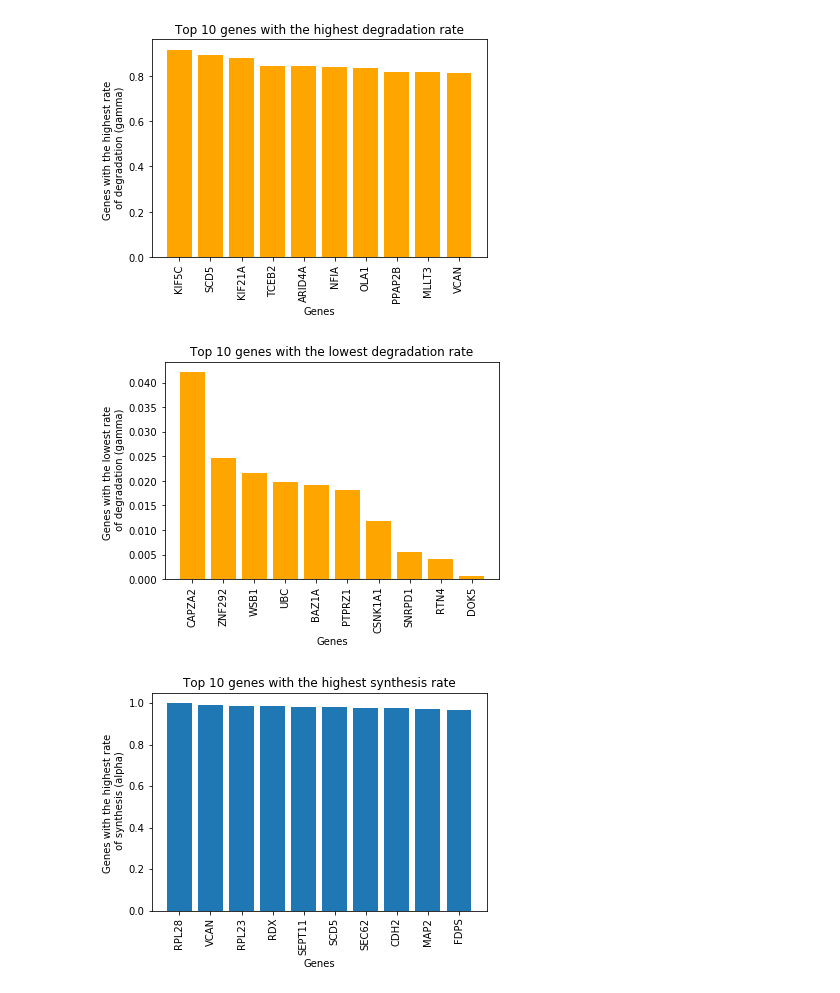
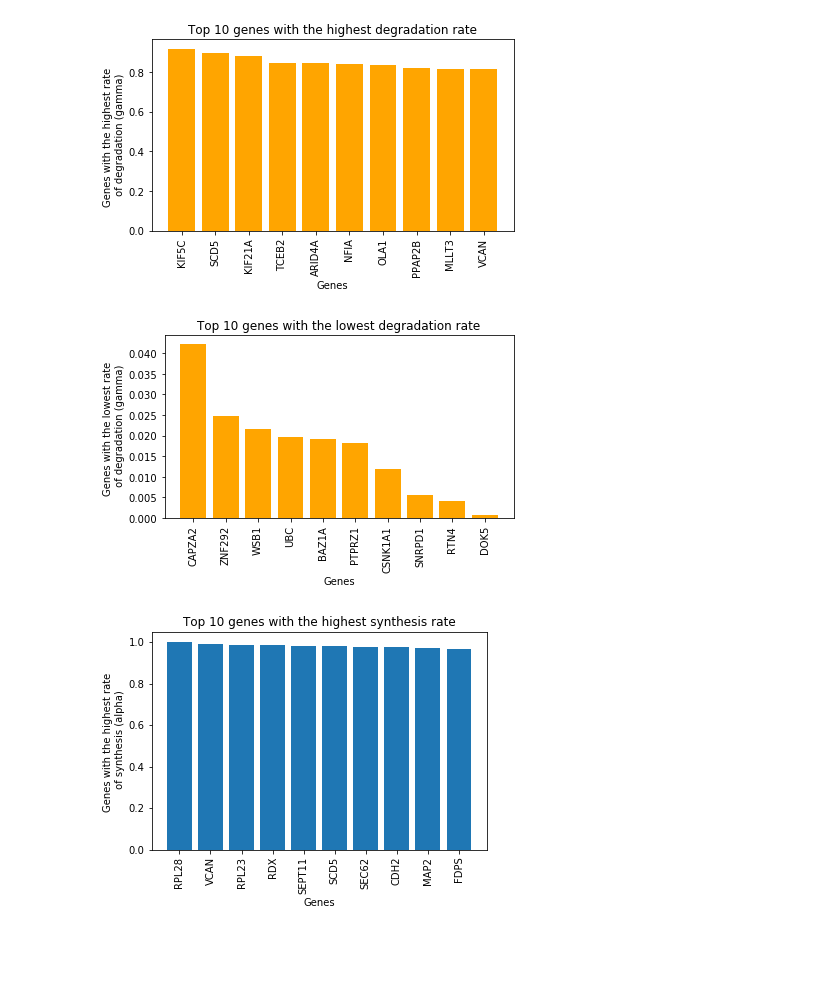
Before and after one commit to Topcoder-Kitty-ML/cs207-FinalProject, a Jupyter notebook: rnavelocity/generate_plot.ipynb, the cells around one changed output. Drawn from its saved outputs; the diff is of its cells as text; code cells hidden in the pictures; blank space fills up the shorter version.

Commit message:
make sure output is correct

```diff
--- a/rnavelocity/generate_plot.ipynb
+++ b/rnavelocity/generate_plot.ipynb
@@ -2,7 +2,7 @@
 import numpy as np
 import matplotlib.pyplot as plt
 # %%
-file = open("optimized_gene_parameters.txt", "r")
+file = open("output/optimized_gene_parameters.txt", "r")
 data = []
 for line in file:
     data.append(line.strip().split("\t"))
@@ -26,15 +26,16 @@ data_np_clean_sorted_desc = data_np_clean[np.argsort(data_np_clean[:,2])[::-1]]
 # %%
 num_genes = 10
 plt.bar(range(10), data_np_clean_sorted_desc[0:num_genes,2],
         tick_label=genes[data_np_clean_sorted_desc[0:num_genes,0].astype("int")],
        color="orange")
 plt.xlabel("Genes")
 plt.ylabel("Genes with the highest rate \n of degradation (gamma)")
 plt.title("Top 10 genes with the highest degradation rate")
 plt.xticks(rotation='vertical')
-plt.savefig("figure/degradation_top10_highest.png")
+plt.tight_layout()
+plt.savefig("figure/degradation_top10_highest.png", bbox_inches = 'tight')
 # %% [output]
-[figure, old version]
+[figure, new version]
 # %%
 num_genes = 10
 plt.bar(range(10), data_np_clean_sorted_desc[-num_genes:,2],
@@ -44,9 +45,10 @@ plt.xlabel("Genes")
 plt.ylabel("Genes with the lowest rate \n of degradation (gamma)")
 plt.title("Top 10 genes with the lowest degradation rate")
 plt.xticks(rotation='vertical')
-plt.savefig("figure/degradation_top10_lowest.png")
+plt.tight_layout()
+plt.savefig("figure/degradation_top10_lowest.png", bbox_inches = 'tight')
 # %% [output]
-[figure, old version]
+[figure, new version]
 # %%
 # Sort data by alpha values
 data_np_clean_sorted_desc = data_np_clean[np.argsort(data_np_clean[:,1])[::-1]]
```
Also changed, not shown: parts of 3 cells of this notebook, 4 other files.
